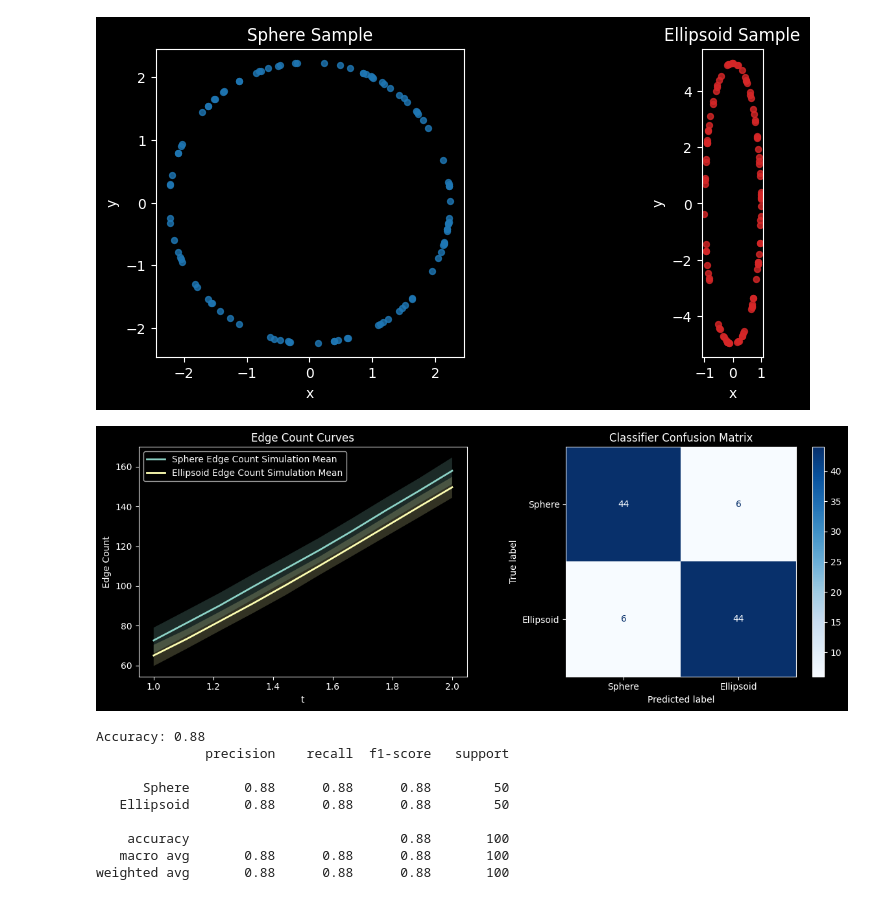
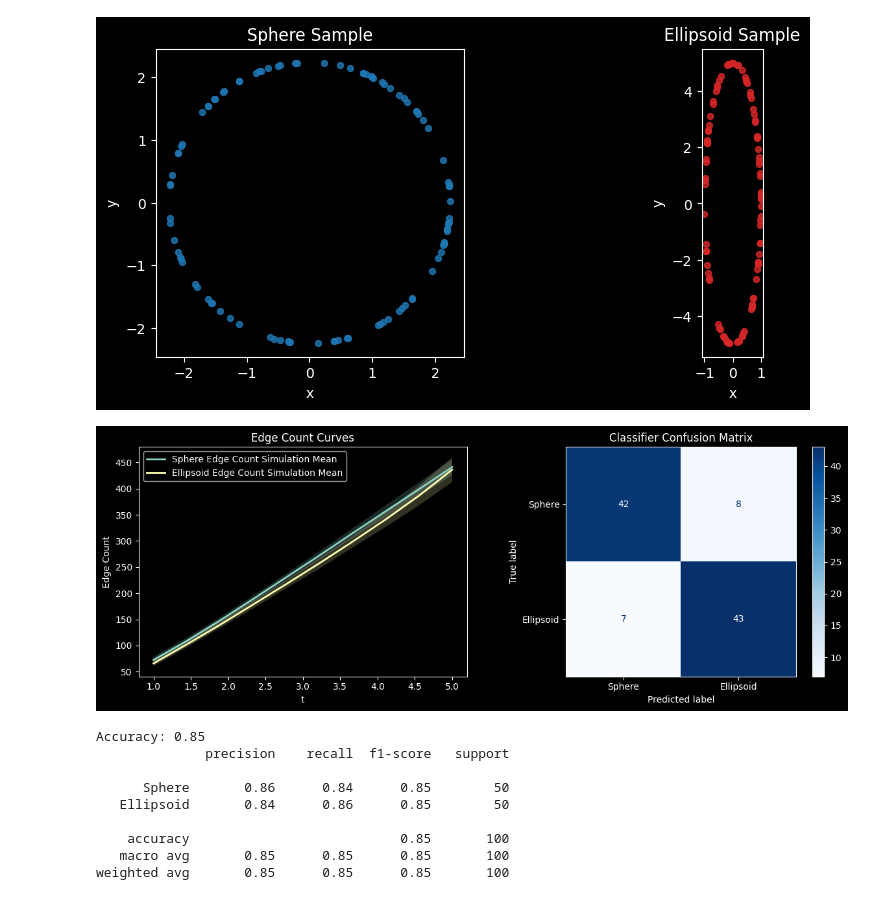
Before and after one commit to JosephMatatyaou/STA199REU, a Jupyter notebook: SQ26/Week6/Sphere_Ellipsoid_KDE_Edge.ipynb, the cells around one changed output. Cells and saved outputs as stored; diff of their text form; code cells hidden in the pictures.

```diff
--- a/SQ26/Week6/Sphere_Ellipsoid_KDE_Edge.ipynb
+++ b/SQ26/Week6/Sphere_Ellipsoid_KDE_Edge.ipynb
@@ -147,7 +143,7 @@ def sphere_vs_ellipsoid_edge_curve_classifier_kde(
     )
 
     curves_ellipsoid = simulate_edge_curves_kde(
-        point_cloud_sampler=lambda s: unif_hyperellipsoid(
+        point_cloud_sampler=lambda s: non_unif_hyperellipsoid(
             n_points,
             *ellipsoid_axes,
             seed = s,
@@ -209,7 +205,7 @@ plt.style.use("dark_background")
 n_points = 100
 n_resamples = 200
 ambient_dim = 2
-t_grid = np.linspace(1,2,10)
+t_grid = np.linspace(1,5,10)
 h = 0.2
 ellipsoid_stretch = [1.0, 5.0]
 
@@ -232,43 +228,43 @@ samples = [
 for i, (shape, X, color) in enumerate(samples, start = 1):
     projected = X.shape[1] > 3
     if projected:
         X = vr.pca_project(X, out_dim = 2)
 
     d = X.shape[1]
     ax = fig.add_subplot(1, 2, i, projection="3d" if d == 3 else None)
 
     if d == 3:
         ax.scatter(X[:, 0], X[:, 1], X[:, 2], s = 18, alpha = 0.8, color=color)
         ax.set_aspect("equal")
         ax.set_xlabel("x")
         ax.set_ylabel("y")
         ax.set_zlabel("z")
     elif d == 2:
         ax.scatter(X[:, 0], X[:, 1], s=18, alpha=0.8, color=color)
         ax.set_aspect("equal")
         ax.set_xlabel("PC1" if projected else "x")
         ax.set_ylabel("PC2" if projected else "y")
     else:
         ax.scatter(X[:, 0], np.zeros(len(X)), s=18, alpha=0.8, color=color)
         ax.set_xlabel("x")
         ax.set_ylabel("")
 
     ax.set_title(f"{shape} Sample")
     ax.grid(False)
 
 plot_sphere_ellipsoid_results(result)
 # %% [output]
 [figure]
-[figure, old version]
+[figure, new version]
-Accuracy: 0.88
+Accuracy: 0.85
               precision    recall  f1-score   support
 
-      Sphere       0.88      0.88      0.88        50
-   Ellipsoid       0.88      0.88      0.88        50
+      Sphere       0.86      0.84      0.85        50
+   Ellipsoid       0.84      0.86      0.85        50
 
-    accuracy                           0.88       100
-   macro avg       0.88      0.88      0.88       100
-weighted avg       0.88      0.88      0.88       100
+    accuracy                           0.85       100
+   macro avg       0.85      0.85      0.85       100
+weighted avg       0.85      0.85      0.85       100
 # %%
 def compare_stretch_patterns(
     patterns,
```
Also changed, not shown: parts of 4 cells of this notebook, 2 other files.
